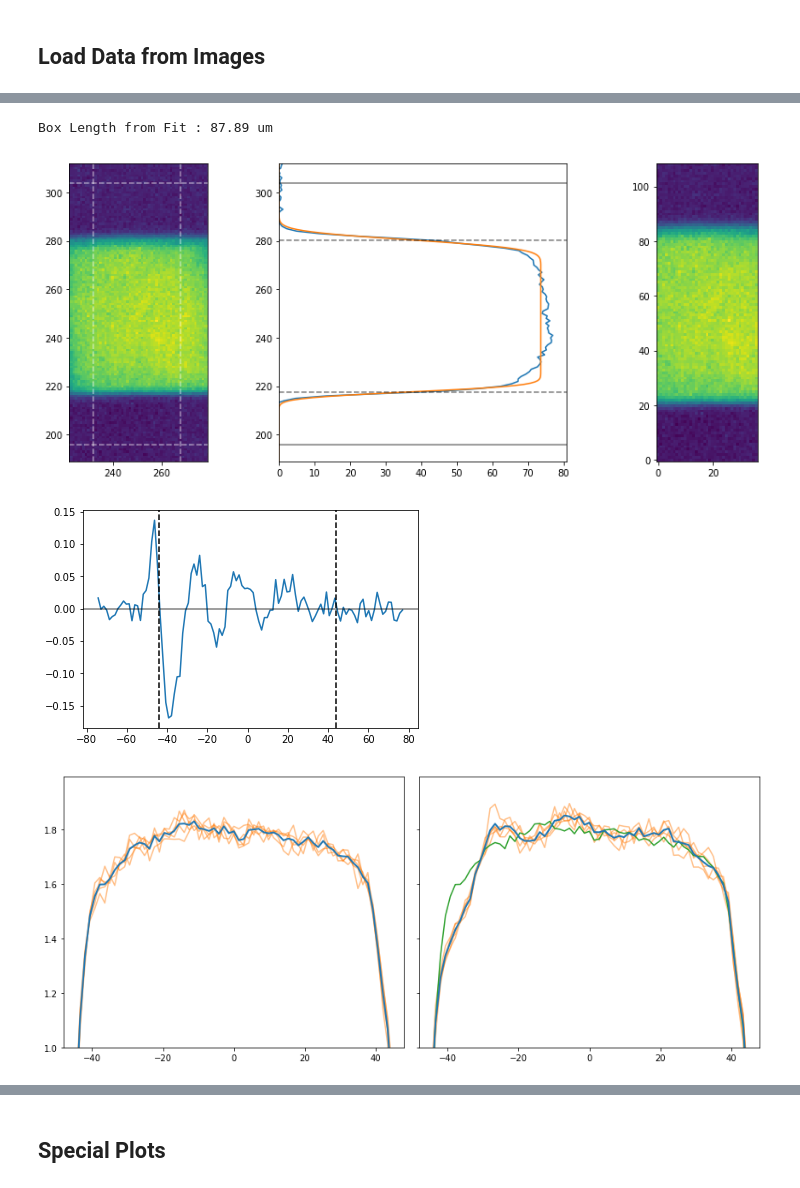
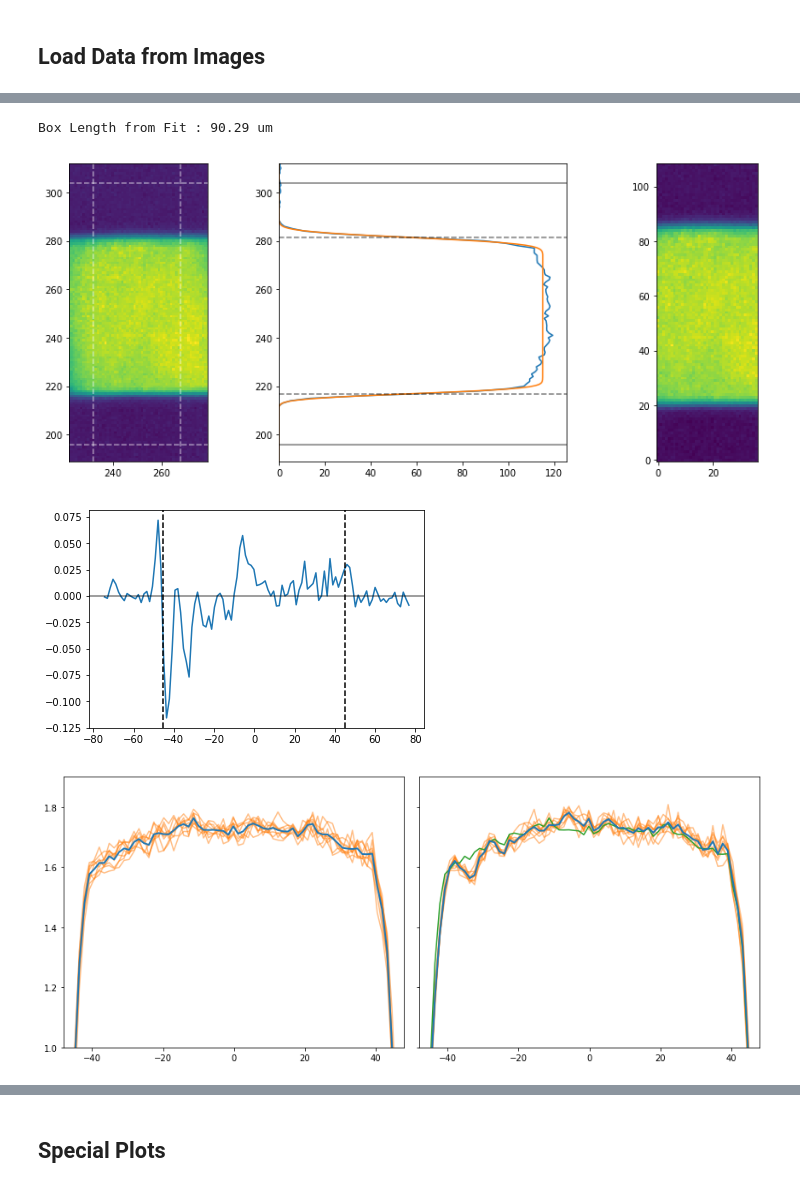
Before and after one commit to ranchop/QCalc, a Jupyter notebook: Box Shaking/Box Shaking Analyzer.ipynb, the cells around one changed output, grey strips where cells are left out. Saved outputs shown, nothing was run; the diff lists cells and outputs as text; code cells hidden in the pictures.

```diff
--- a/Box Shaking/Box Shaking Analyzer.ipynb
+++ b/Box Shaking/Box Shaking Analyzer.ipynb
@@ -680,38 +680,39 @@ bg_app = np.nanmean([im.app for im in df_bg.image], axis=0)
 bg_curve = tp.Curve(y = np.mean(bg_app[:,roi[1]], axis=1))
 
 # Trap Center and Box Length Fits
-guess_width = 100e-6 / df_bg.iloc[0].image.pixel_binned
+guess_width = 80e-6 / df_bg.iloc[0].image.pixel_binned / 2
 guess_sigma = 10e-6 / df_bg.iloc[0].image.pixel_binned
 guess = [bg_curve.maxx//2 - guess_width, bg_curve.maxx//2 + guess_width,
          guess_sigma, guess_sigma, bg_curve.maxy, bg_curve.y[0], bg_curve.y[0]/bg_curve.maxx]
+bg_curve.removenan()
 fr, fe = bg_curve.fit(fitfun_erf, guess, plot=False)
 box_center = np.mean([fr[1], fr[0]])
 box_length = abs(fr[1] - fr[0])
 info['Box Length Fit'] = box_length * df_bg.iloc[0].image.pixel_binned
 print('Box Length from Fit : {:.2f} um'.format(info['Box Length Fit'] * 1e6))
 
 
 # Plot
 fig, ax = plt.subplots(ncols=3, figsize=[13, 5])
 ax[0].imshow(bg_app, origin=0)
 ax[0].axhline(roi[0].start, c='w', linestyle='--', alpha=0.5)
 ax[0].axhline(roi[0].stop-1, c='w', linestyle='--', alpha=0.5)
 ax[0].axvline(roi[1].start, c='w', linestyle='--', alpha=0.5)
 ax[0].axvline(roi[1].stop-1, c='w', linestyle='--', alpha=0.5)
 ax[0].set(xlim=[roi[1].start - plot_buffer[0], roi[1].stop + plot_buffer[0]],
           ylim=[roi[0].start - plot_buffer[1], roi[0].stop + plot_buffer[1]])
 ax[1].plot(bg_curve.y, bg_curve.x)
 ax[1].plot(bg_curve.xyfitplot[1], bg_curve.xyfitplot[0])
 ax[1].axhline(roi[0].start, c='k', linestyle='-', alpha=0.5)
 ax[1].axhline(roi[0].stop-1, c='k', linestyle='-', alpha=0.5)
 ax[1].axhline(fr[0], c='k', linestyle='--', alpha=0.5)
 ax[1].axhline(fr[1], c='k', linestyle='--', alpha=0.5)
 ax[1].set(ylim=[roi[0].start - plot_buffer[1], roi[0].stop + plot_buffer[1]], xlim=[0, None])
 ax[2].imshow(bg_app[roi], origin=0)
 plt.tight_layout()
 # %% [output]
-Box Length from Fit : 87.89 um
+Box Length from Fit : 90.29 um
-[figure, old version]
+[figure, new version]
 # %%
 # Generate 1D density for all, and normalize mean of values so the peak is around 1
 
@@ -769,7 +770,7 @@ if len(x) == 1:
     plt.axvline(-info['Box Length Fit']*1e6/2, c='k', linestyle='--', )
     plt.axhline(0, c='k', linestyle='-', alpha=0.5)
 # %% [output]
-[figure, old version]
+[figure, new version]
 # %%
 # Collection of 1D profiles
 
@@ -787,7 +788,7 @@ ax[1].plot(z, np.mean(df_data.profile, axis=0), linewidth=2)
 ax[1].set(ylim=[1, None], xlim=[-48, 48])
 plt.tight_layout()
 # %% [output]
-[figure, old version]
+[figure, new version]
 # %%
 plt.hist(np.concatenate([df_data.x, df_bg.x]));
 # plt.figure(figsize=[3,5])
```
Also changed, not shown: parts of 7 cells of this notebook, 2 other files.
